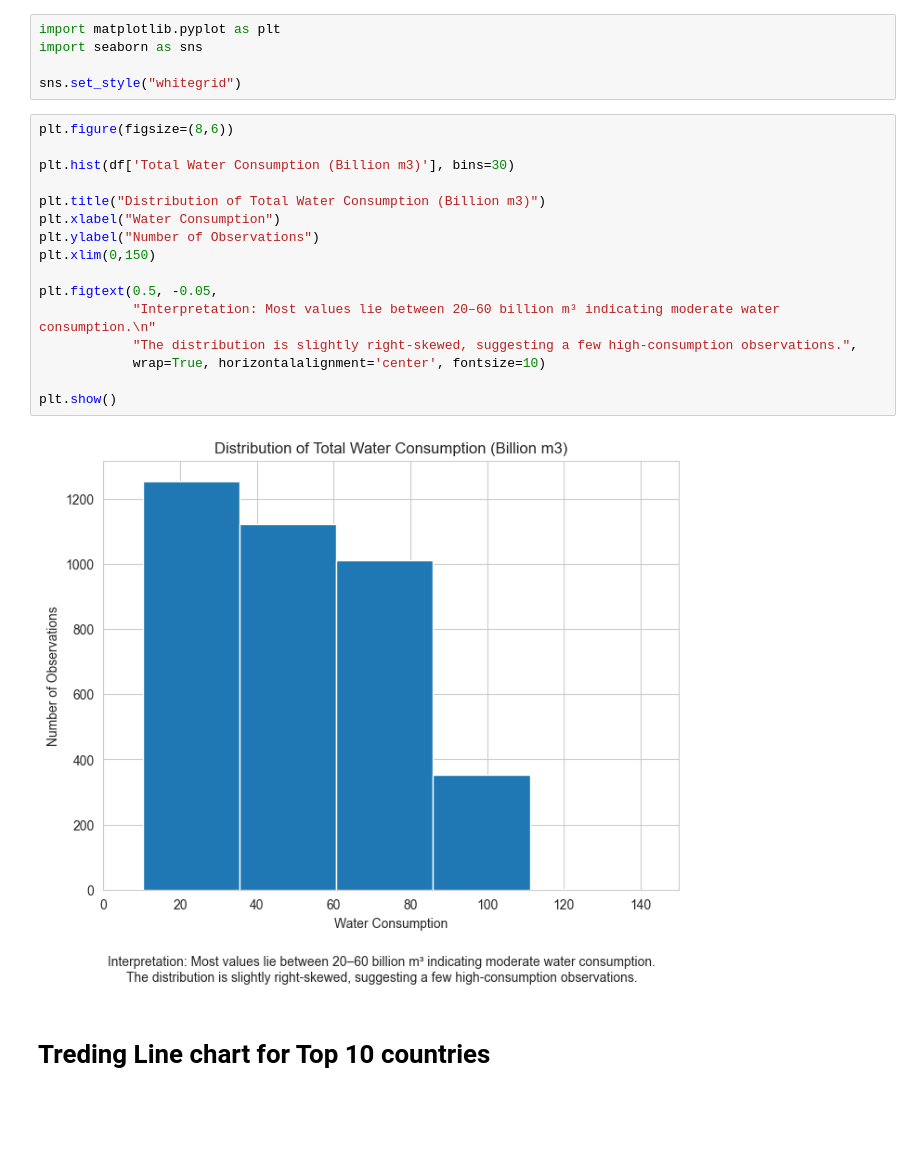
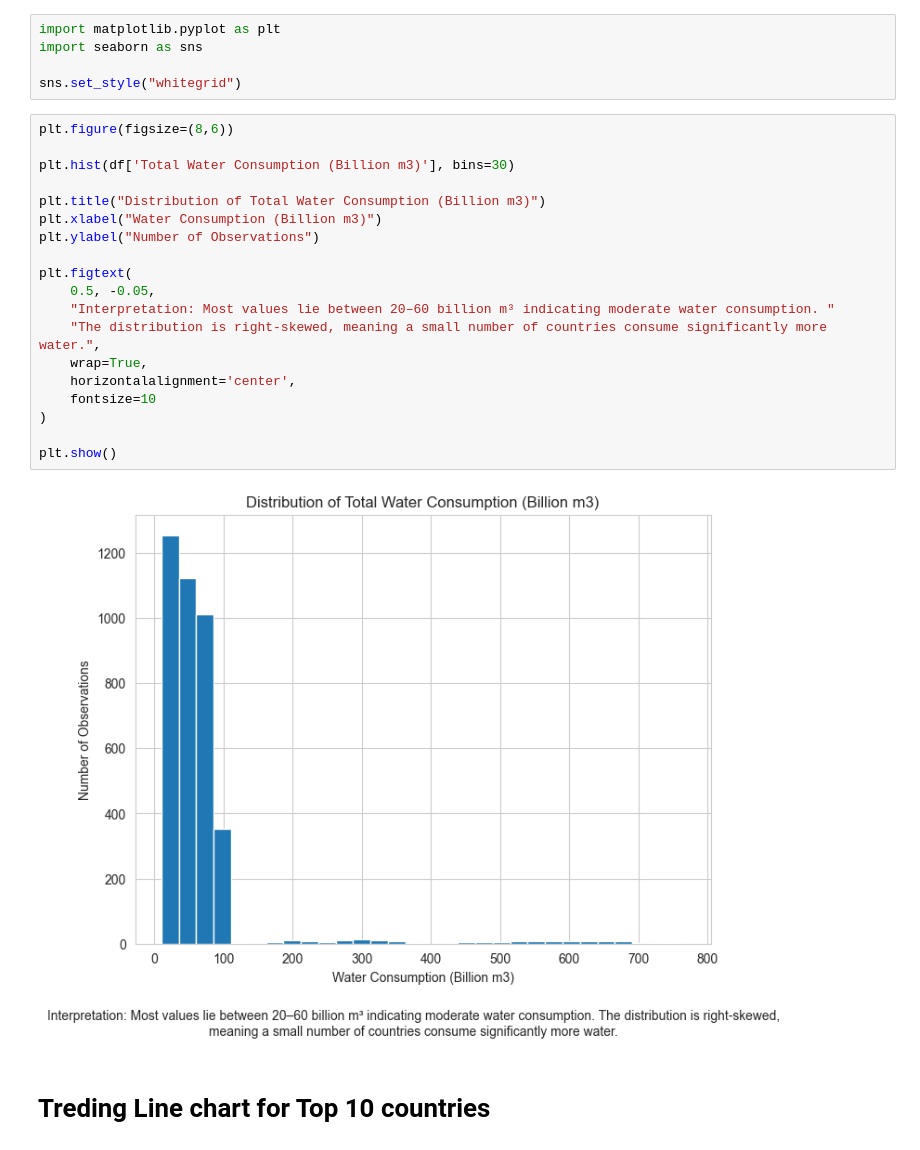
Before and after one commit to bhimateli/pythonEDA, a Jupyter notebook: EDA_Project_Bhimshankar_Teli.ipynb, the cells around one changed output. Cells and saved outputs as stored; diff of their text form; blank space fills up the shorter version.

```diff
--- a/EDA_Project_Bhimshankar_Teli.ipynb
+++ b/EDA_Project_Bhimshankar_Teli.ipynb
@@ -212,21 +237,24 @@ sns.set_style("whitegrid")
 # %%
 plt.figure(figsize=(8,6))
 
 plt.hist(df['Total Water Consumption (Billion m3)'], bins=30)
 
 plt.title("Distribution of Total Water Consumption (Billion m3)")
-plt.xlabel("Water Consumption")
+plt.xlabel("Water Consumption (Billion m3)")
 plt.ylabel("Number of Observations")
-plt.xlim(0,150)
 
-plt.figtext(0.5, -0.05,
-            "Interpretation: Most values lie between 20–60 billion m³ indicating moderate water consumption.\n"
-            "The distribution is slightly right-skewed, suggesting a few high-consumption observations.",
-            wrap=True, horizontalalignment='center', fontsize=10)
+plt.figtext(
+    0.5, -0.05,
+    "Interpretation: Most values lie between 20–60 billion m³ indicating moderate water consumption. "
+    "The distribution is right-skewed, meaning a small number of countries consume significantly more water.",
+    wrap=True,
+    horizontalalignment='center',
+    fontsize=10
+)
 
 plt.show()
 # %% [output]
-[figure, old version]
+[figure, new version]
 # %% [markdown]
 # Treding Line chart for Top 10 countries
 # %%
```
Also changed, not shown: parts of 13 cells of this notebook, 1 other file.
